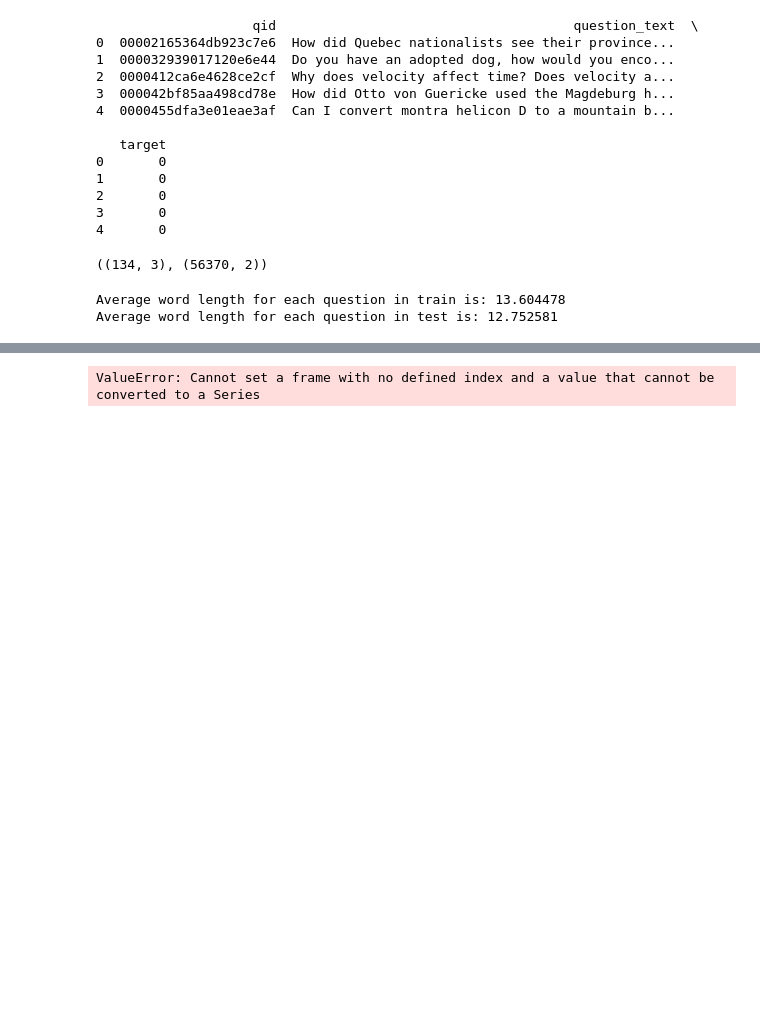
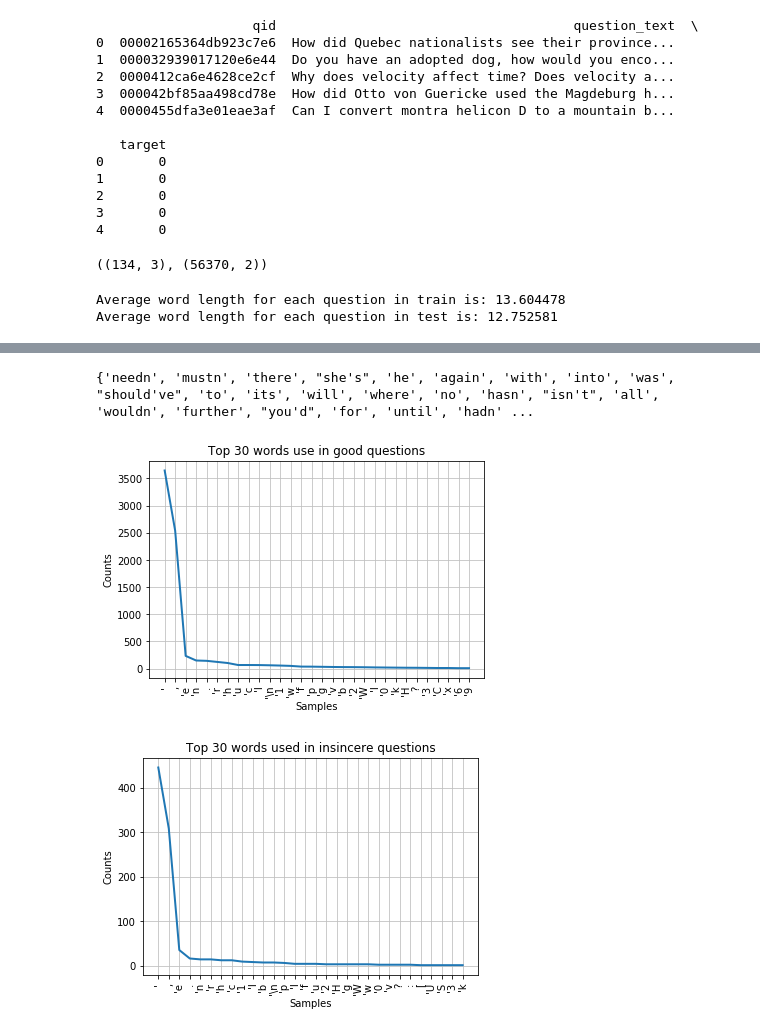
Before and after one commit to addiwei/Springboard, a Jupyter notebook: Capstone_Project.ipynb, the cells around one changed output, grey strips where cells are left out. Saved outputs shown, nothing was run; the diff lists cells and outputs as text; code cells hidden in the pictures; blank space fills up the shorter version.

```diff
--- a/Capstone_Project.ipynb
+++ b/Capstone_Project.ipynb
@@ -53,16 +71,53 @@ print('{}% of the questions in the train set are tagged as insincere.'.format((n
-# %%
-# For X, tokenize each word per question and transpose for graphing purposes
-dfX = pd.DataFrame([])
-
-for index in X.iterrows():
-
-    dfX[index[0]] = pd.DataFrame(nltk.word_tokenize(X.question_text[index[0]]))
-
-
-print(dfX.head(30))
-
-dfX_T = dfX.T
-
-print(dfX_T.head(30))
-# %% [output]
-ValueError: Cannot set a frame with no defined index and a value that cannot be converted to a Series
+# %%
+# For both good and bad questions, tokenize each word, remove stop words, and graphing
+
+#setting up stop words to apply a filter to remove irrelevant words
+stop_words = set(stopwords.words("english"))
+print(stop_words)
+#Graph of count top 30 words in X
+
+
+
+#Plotting good questions
+good_data = good_questions['question_text']
+
+filtered_good_questions = [w for w in str(good_data) if not w in stop_words]
+good_tokens = nltk.tokenize.word_tokenize(str(filtered_good_questions))
+good_fd = nltk.FreqDist(good_tokens)
+good_fd.plot(30,cumulative=False, title="Top 30 words use in good questions")
+plt.show()
+
+#Plotting bad questions
+bad_data = bad_questions['question_text']
+filtered_bad_questions = [w for w in str(bad_data) if not w in stop_words]
+bad_tokens = nltk.tokenize.word_tokenize(str(filtered_bad_questions))
+bad_fd = nltk.FreqDist(bad_tokens)
+bad_fd.plot(30,cumulative=False, title="Top 30 words used in insincere questions")
+plt.show()
+
+
+
+#df_good =[]
+#for i in data:
+#    df_good.append((nltk.word_tokenize(i)))
+
+
+#dfX = pd.DataFrame(df)
+
+#print(dfX.head(5))
+
+
+#Transcribe dfX to list the tokens for a question in a row format
+
+dfX_T = dfX.T
+print("Max number of words per question in X: {}".format(len(dfX_T.index)))
+print(dfX_T.head(30))
+
+
+#for i in len(dfX_T.columns):
+#    dfX_T.columns
+#print(len(dfX_T.columns))
+# %% [output]
+{'needn', 'mustn', 'there', "she's", 'he', 'again', 'with', 'into', 'was', "should've", 'to', 'its', 'will', 'where', 'no', 'hasn', "isn't", 'all', 'wouldn', 'further', "you'd", 'for', 'until', 'hadn' ...
+[figure, added]
+[figure, added]
```
Also changed, not shown: parts of 8 cells of this notebook.
